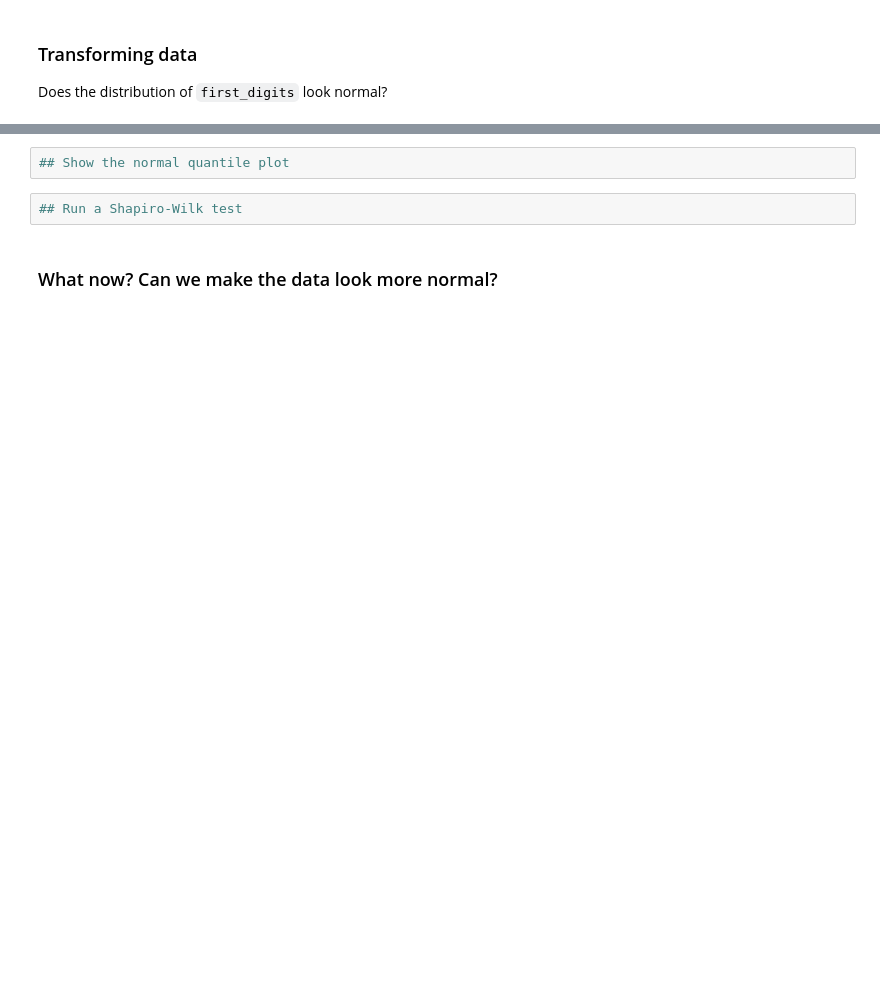
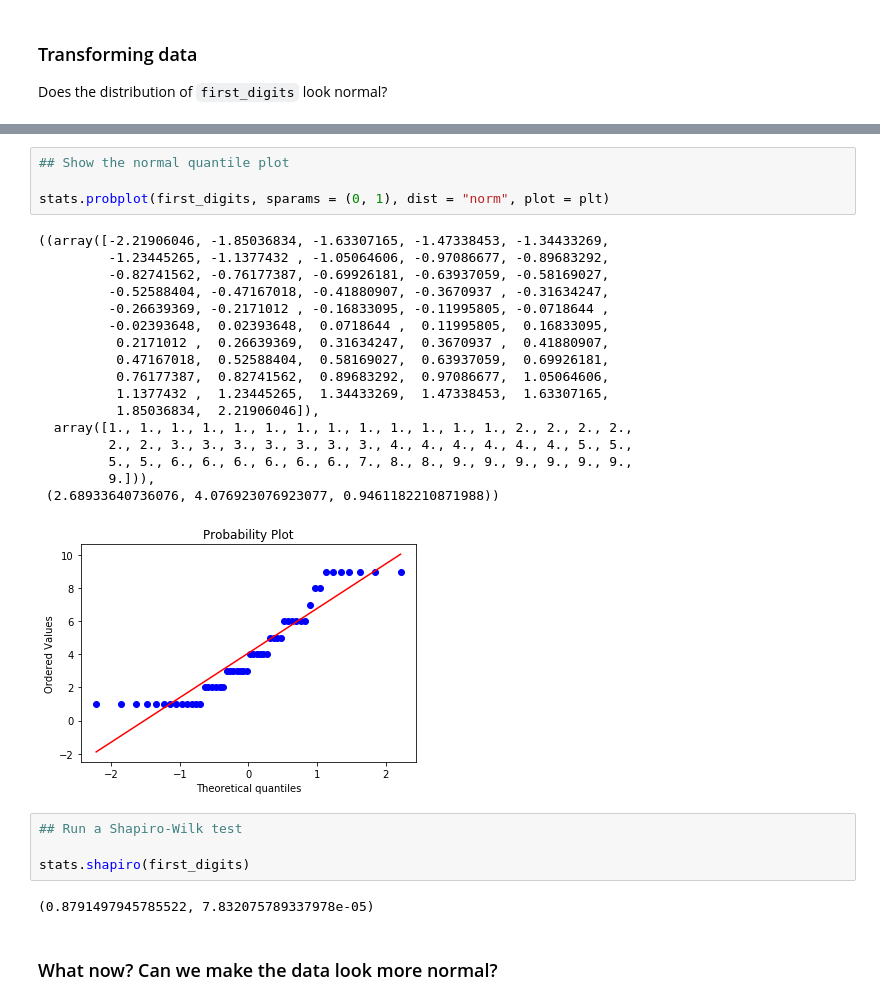
Before and after one commit to asizemore/ENM_375_lecture_code, a Jupyter notebook: lecture_16_03_26_2020/Lecture_16_exercises.ipynb, the cells around one changed output, grey strips where cells are left out. Drawn from its saved outputs; the diff is of its cells as text; blank space fills up the shorter version.

```diff
--- a/lecture_16_03_26_2020/Lecture_16_exercises.ipynb
+++ b/lecture_16_03_26_2020/Lecture_16_exercises.ipynb
@@ -28,7 +34,31 @@ Does the distribution of `first_digits` look normal?
 # %%
 ## Show the normal quantile plot
+
+stats.probplot(first_digits, sparams = (0, 1), dist = "norm", plot = plt)
+# %% [output]
+((array([-2.21906046, -1.85036834, -1.63307165, -1.47338453, -1.34433269,
+         -1.23445265, -1.1377432 , -1.05064606, -0.97086677, -0.89683292,
+         -0.82741562, -0.76177387, -0.69926181, -0.63937059, -0.58169027,
+         -0.52588404, -0.47167018, -0.41880907, -0.3670937 , -0.31634247,
+         -0.26639369, -0.2171012 , -0.16833095, -0.11995805, -0.0718644 ,
+         -0.02393648,  0.02393648,  0.0718644 ,  0.11995805,  0.16833095,
+          0.2171012 ,  0.26639369,  0.31634247,  0.3670937 ,  0.41880907,
+          0.47167018,  0.52588404,  0.58169027,  0.63937059,  0.69926181,
+          0.76177387,  0.82741562,  0.89683292,  0.97086677,  1.05064606,
+          1.1377432 ,  1.23445265,  1.34433269,  1.47338453,  1.63307165,
+          1.85036834,  2.21906046]),
+  array([1., 1., 1., 1., 1., 1., 1., 1., 1., 1., 1., 1., 1., 2., 2., 2., 2.,
+         2., 2., 3., 3., 3., 3., 3., 3., 3., 4., 4., 4., 4., 4., 4., 5., 5.,
+         5., 5., 6., 6., 6., 6., 6., 6., 7., 8., 8., 9., 9., 9., 9., 9., 9.,
+         9.])),
+ (2.68933640736076, 4.076923076923077, 0.9461182210871988))
+[figure, added]
 # %%
 ## Run a Shapiro-Wilk test
+
+stats.shapiro(first_digits)
+# %% [output]
+(0.8791497945785522, 7.832075789337978e-05)
 # %% [markdown]
 ### What now? Can we make the data look more normal?
 # %%
```
Also changed, not shown: parts of 8 cells of this notebook, 3 other files.
